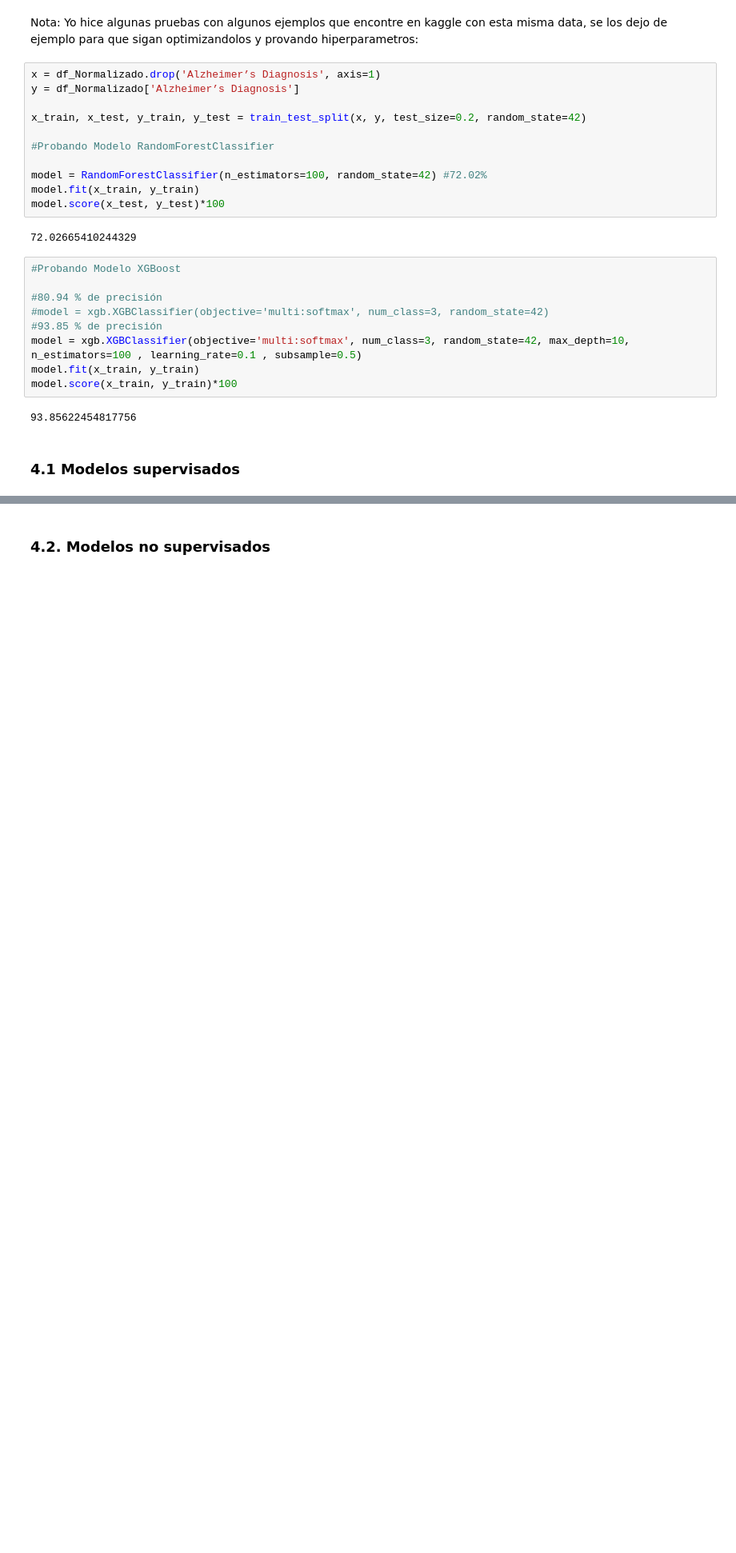
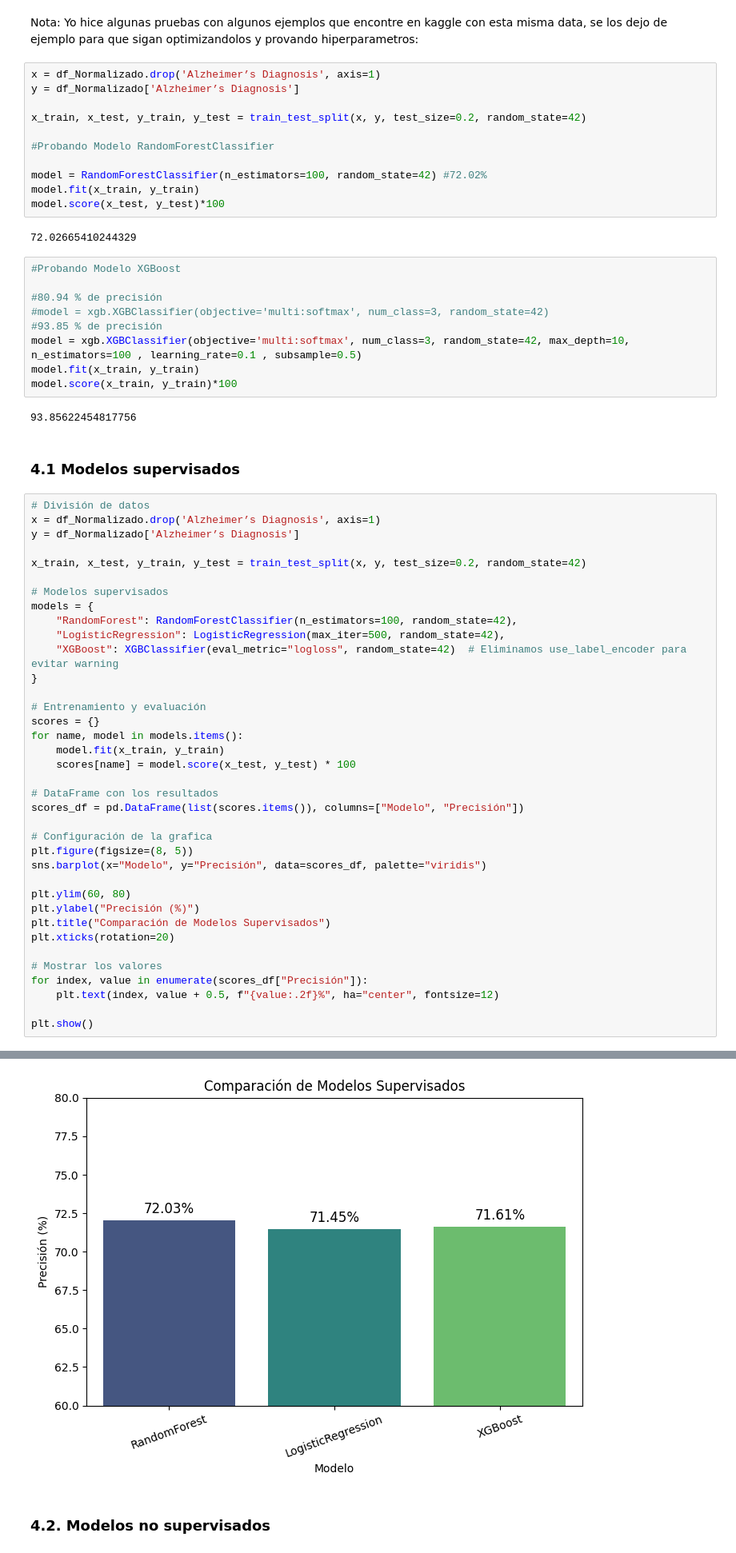
Before and after one commit to JosueRodriguezSams/RememberUs-Recuerdanos-, a Jupyter notebook: Analisis_predictivo_del_alzheimer.ipynb, the cells around one changed output, grey strips where cells are left out. Shown: that part at 80% size. Cells and saved outputs as stored; diff of their text form; blank space fills up the shorter version.

Commit message:
modelos supervisados y no sup agregados

```diff
--- a/Analisis_predictivo_del_alzheimer.ipynb
+++ b/Analisis_predictivo_del_alzheimer.ipynb
@@ -288,3 +291,41 @@ model.score(x_train, y_train)*100
 93.85622454817756
 # %% [markdown]
 ### 4.1 Modelos supervisados
+# %%
+# División de datos
+x = df_Normalizado.drop('Alzheimer’s Diagnosis', axis=1)
+y = df_Normalizado['Alzheimer’s Diagnosis']
+
+x_train, x_test, y_train, y_test = train_test_split(x, y, test_size=0.2, random_state=42)
+
+# Modelos supervisados
+models = {
+    "RandomForest": RandomForestClassifier(n_estimators=100, random_state=42),
+    "LogisticRegression": LogisticRegression(max_iter=500, random_state=42),
+    "XGBoost": XGBClassifier(eval_metric="logloss", random_state=42)  # Eliminamos use_label_encoder para evitar warning
+}
+
+# Entrenamiento y evaluación
+scores = {}
+for name, model in models.items():
+    model.fit(x_train, y_train)
+    scores[name] = model.score(x_test, y_test) * 100
+
+# DataFrame con los resultados
+scores_df = pd.DataFrame(list(scores.items()), columns=["Modelo", "Precisión"])
+
+# Configuración de la grafica
+plt.figure(figsize=(8, 5))
+sns.barplot(x="Modelo", y="Precisión", data=scores_df, palette="viridis")
+
+plt.ylim(60, 80)
+plt.ylabel("Precisión (%)")
+plt.title("Comparación de Modelos Supervisados")
+plt.xticks(rotation=20)
+
+# Mostrar los valores
+for index, value in enumerate(scores_df["Precisión"]):
+    plt.text(index, value + 0.5, f"{value:.2f}%", ha="center", fontsize=12)
+
+plt.show()
+# %% [output]
@@ -291,2 +344,3 @@ model.score(x_train, y_train)*100
+[figure, added]
 # %% [markdown]
 ### 4.2. Modelos no supervisados
```
Also changed, not shown: parts of 10 cells of this notebook.
